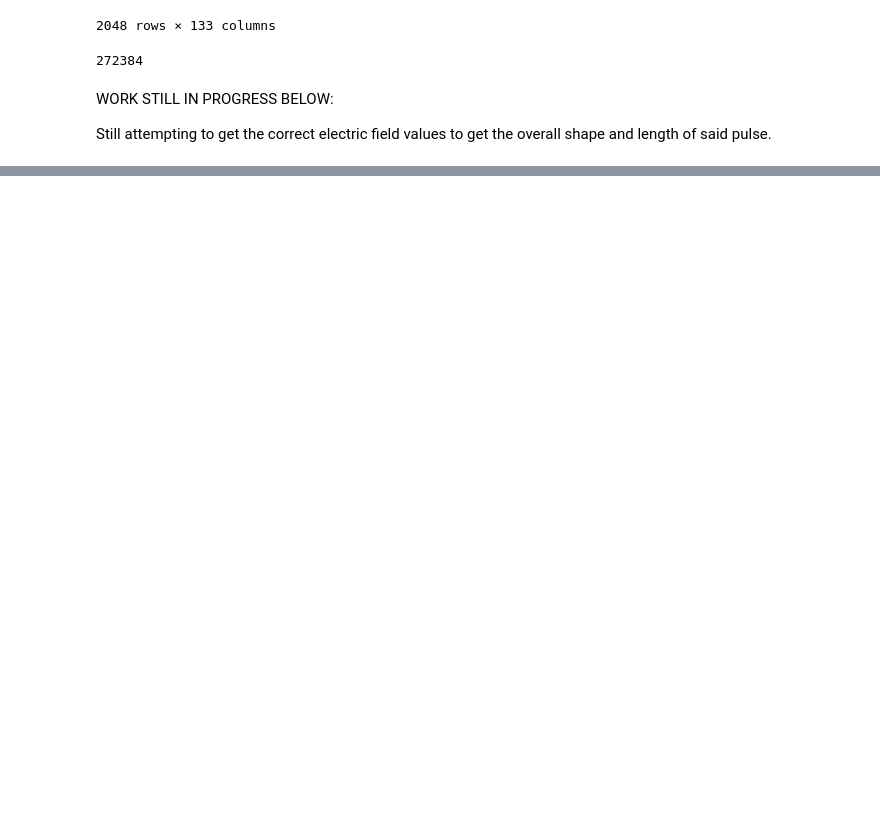
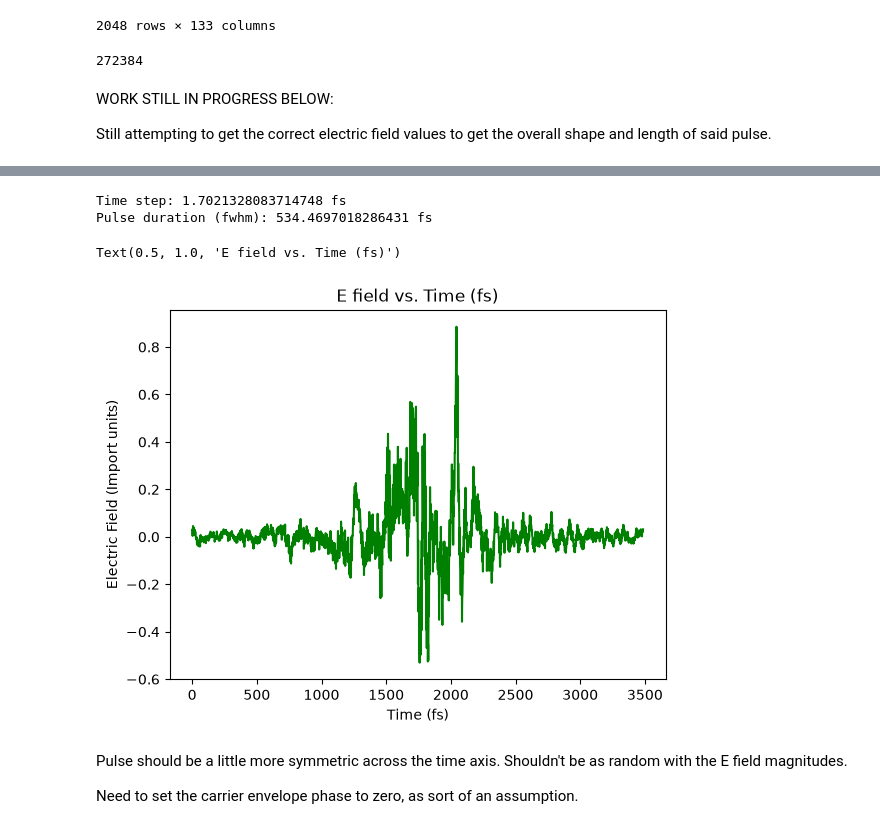
Before and after one commit to austhayes/Frequency-Resolved-Optical-Gating-FROG-script, a Jupyter notebook: 2_FROGAnalysis.ipynb, the cells around one changed output, grey strips where cells are left out. Cells and saved outputs as stored; diff of their text form; code cells hidden in the pictures; blank space fills up the shorter version.

```diff
--- a/2_FROGAnalysis.ipynb
+++ b/2_FROGAnalysis.ipynb
@@ -48,6 +75,4 @@ new_df
 2048 rows × 133 columns
-# %%
-field = frog.obtain_field()
 # %%
 new_df.size
 # %% [output]
@@ -73,0 +89,15 @@ Converged at iteration 1 with RMS error: 0.0000
+# %%
+#Utilizing the frog_projection_new function to obtain the E field values from intensity.
+import matplotlib.pyplot as plt
+import pandas as pd
+
+E_field = field.frog_projection_new(new_df)[0]
+
+I = field.frog_projection_new(new_df)[2]
+
+I_calc = pd.DataFrame(I)
+
+I_calc.index = freq
+I_calc.columns = new_time
+
+I_calc
@@ -73,0 +120,26 @@ Converged at iteration 1 with RMS error: 0.0000
+# %%
+#Retrieving the length of the pulse, ie. the full width half maximum (fwhm)
+
+fwhm, dt = field.calc_time(new_wave, E_field)
+fwhm = float(fwhm) #for data_1400_after_bs should be closer to 40 fs, not 260.
+# %% [output]
+Time step: 1.7021328083714748 fs
+Pulse duration (fwhm): 534.4697018286431 fs
+# %%
+#setting my time range based on the number of steps the function is taking, to get the associated E field value at said time.
+import numpy as np
+time = np.linspace(0, dt*len(E_field), len(E_field))
+# %%
+plt.plot(time, E_field, color = 'Green')
+#plt.xlim(1400, 1700)
+plt.xlabel('Time (fs)')
+plt.ylabel('Electric Field (Import units)')
+plt.title('E field vs. Time (fs)')
+# %% [output]
+Text(0.5, 1.0, 'E field vs. Time (fs)')
+[figure, added]
+# %% [markdown]
+Pulse should be a little more symmetric across the time axis. Shouldn't be as random with the E field magnitudes.
+
+
+Need to set the carrier envelope phase to zero, as sort of an assumption.
```
Also changed, not shown: parts of 7 cells of this notebook, 1 other file.
